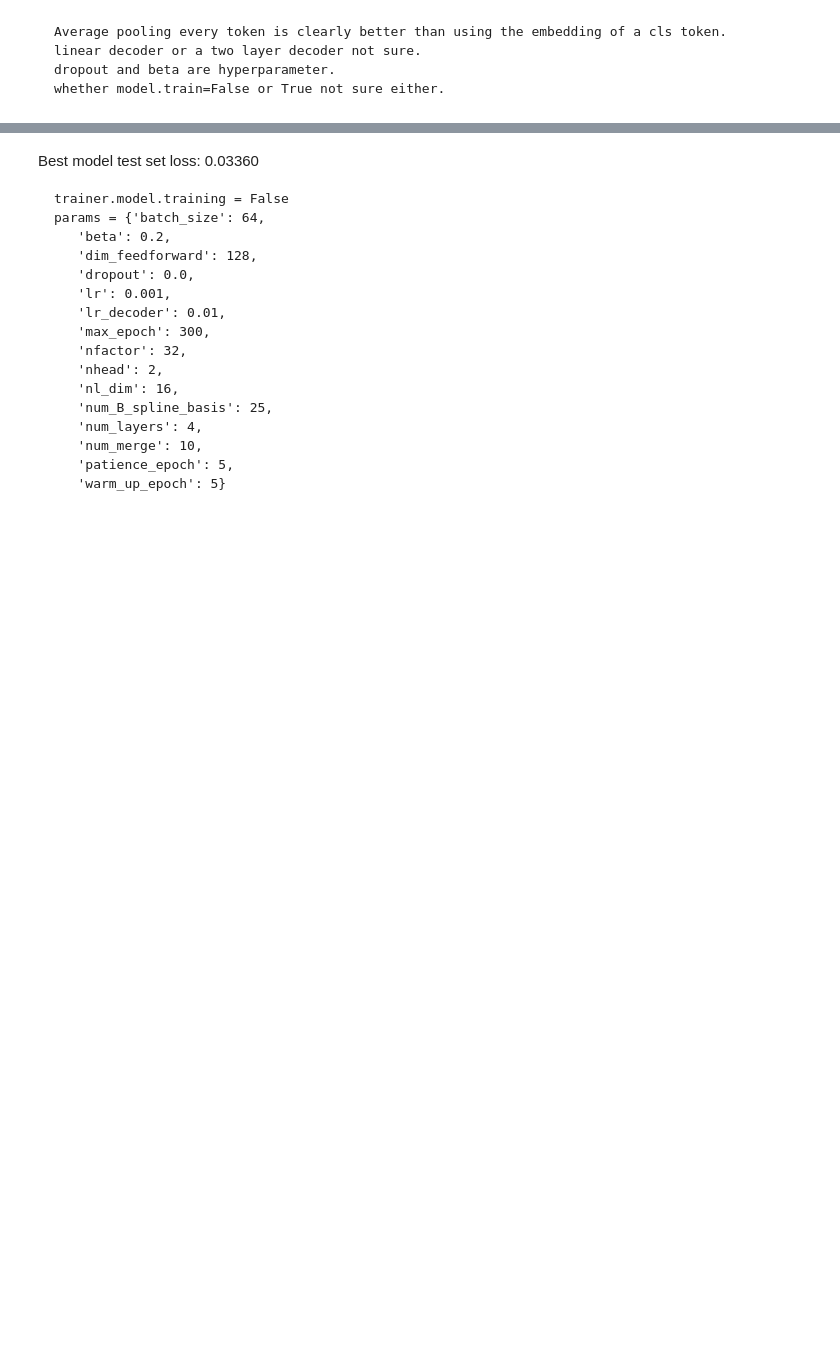
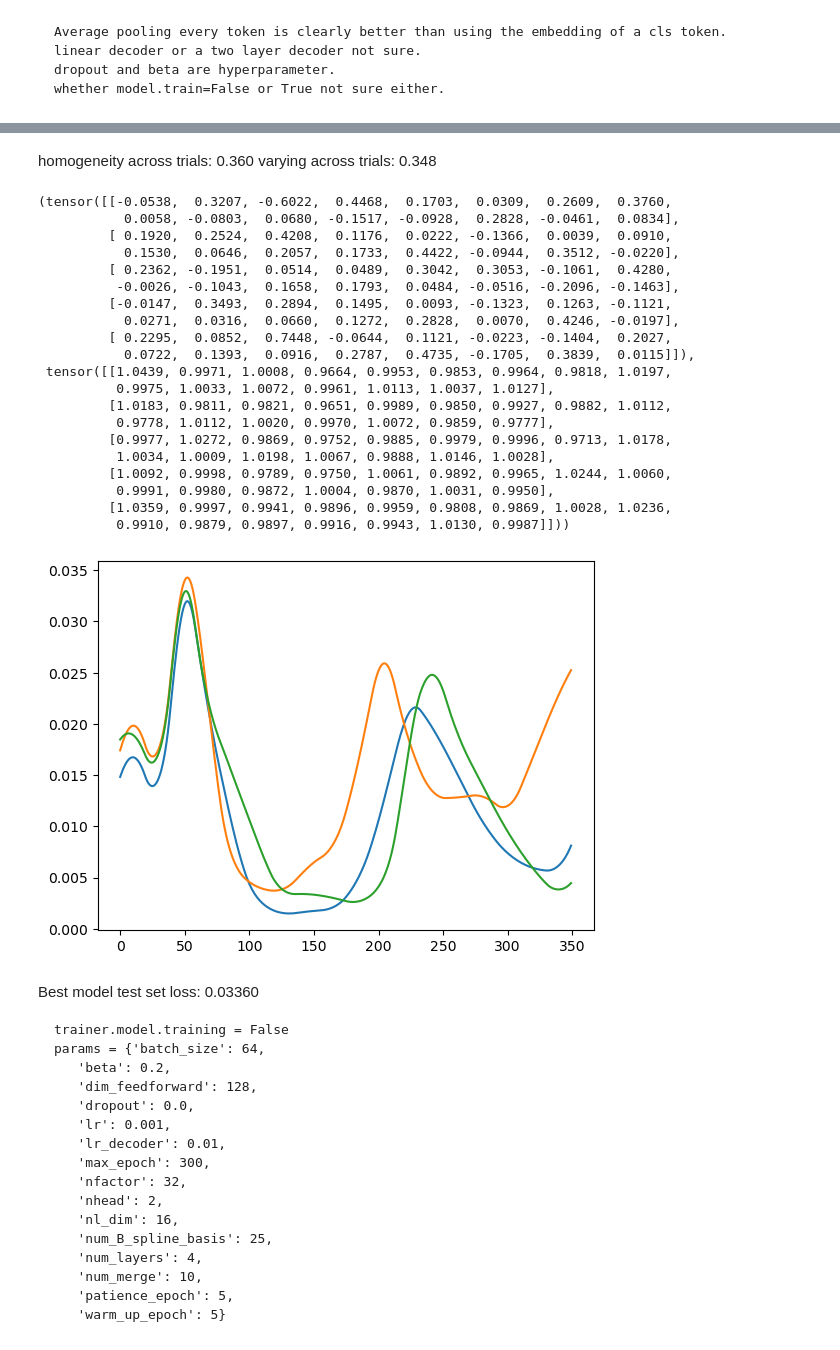
Before and after one commit to Qi-Xin/FC-GPFA, a Jupyter notebook: Decoder&Encoder.ipynb, the cells around one changed output, grey strips where cells are left out. Drawn from its saved outputs; the diff is of its cells as text; code cells hidden in the pictures; blank space fills up the shorter version.

```diff
--- a/Decoder&Encoder.ipynb
+++ b/Decoder&Encoder.ipynb
@@ -712,3 +707,36 @@ Epoch 100/100, Train Loss: 0.0324, Test Loss: 0.0337
+# %% [markdown]
+homogeneity across trials: 0.360
+varying across trials: 0.348
+# %%
+firing_rate_test, sti_mu_test, sti_logvar_test = trainer.predict(return_torch=True, dataset='test',
+                                       only_stimulus=True, fix_stmulus=False, fix_latents=True)
+plt.plot(np.exp(firing_rate_test[1, 150, :]))
+plt.plot(np.exp(firing_rate_test[2, 150, :]))
+plt.plot(np.exp(firing_rate_test[3, 150, :]))
+
+sti_mu_test[:5, :], sti_logvar_test[:5, :]
+# %% [output]
+(tensor([[-0.0538,  0.3207, -0.6022,  0.4468,  0.1703,  0.0309,  0.2609,  0.3760,
+           0.0058, -0.0803,  0.0680, -0.1517, -0.0928,  0.2828, -0.0461,  0.0834],
+         [ 0.1920,  0.2524,  0.4208,  0.1176,  0.0222, -0.1366,  0.0039,  0.0910,
+           0.1530,  0.0646,  0.2057,  0.1733,  0.4422, -0.0944,  0.3512, -0.0220],
+         [ 0.2362, -0.1951,  0.0514,  0.0489,  0.3042,  0.3053, -0.1061,  0.4280,
+          -0.0026, -0.1043,  0.1658,  0.1793,  0.0484, -0.0516, -0.2096, -0.1463],
+         [-0.0147,  0.3493,  0.2894,  0.1495,  0.0093, -0.1323,  0.1263, -0.1121,
+           0.0271,  0.0316,  0.0660,  0.1272,  0.2828,  0.0070,  0.4246, -0.0197],
+         [ 0.2295,  0.0852,  0.7448, -0.0644,  0.1121, -0.0223, -0.1404,  0.2027,
+           0.0722,  0.1393,  0.0916,  0.2787,  0.4735, -0.1705,  0.3839,  0.0115]]),
+ tensor([[1.0439, 0.9971, 1.0008, 0.9664, 0.9953, 0.9853, 0.9964, 0.9818, 1.0197,
+          0.9975, 1.0033, 1.0072, 0.9961, 1.0113, 1.0037, 1.0127],
+         [1.0183, 0.9811, 0.9821, 0.9651, 0.9989, 0.9850, 0.9927, 0.9882, 1.0112,
+          0.9778, 1.0112, 1.0020, 0.9970, 1.0072, 0.9859, 0.9777],
+         [0.9977, 1.0272, 0.9869, 0.9752, 0.9885, 0.9979, 0.9996, 0.9713, 1.0178,
+          1.0034, 1.0009, 1.0198, 1.0067, 0.9888, 1.0146, 1.0028],
+         [1.0092, 0.9998, 0.9789, 0.9750, 1.0061, 0.9892, 0.9965, 1.0244, 1.0060,
+          0.9991, 0.9980, 0.9872, 1.0004, 0.9870, 1.0031, 0.9950],
+         [1.0359, 0.9997, 0.9941, 0.9896, 0.9959, 0.9808, 0.9869, 1.0028, 1.0236,
+          0.9910, 0.9879, 0.9897, 0.9916, 0.9943, 1.0130, 0.9987]]))
+[figure, added]
 # %% [markdown]
 Best model test set loss: 0.03360
 
```
Also changed, not shown: parts of 10 cells of this notebook, 1 other file.
